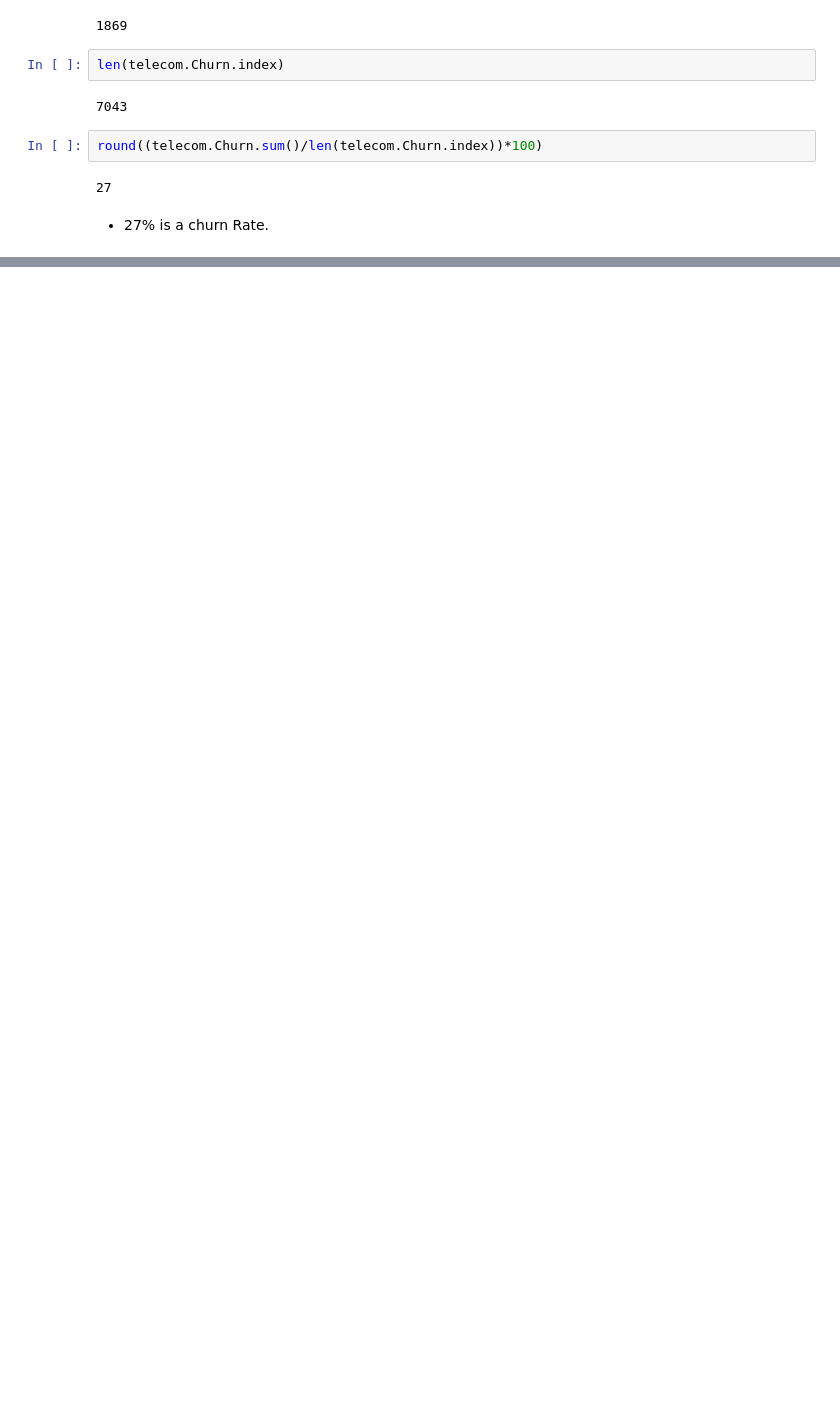
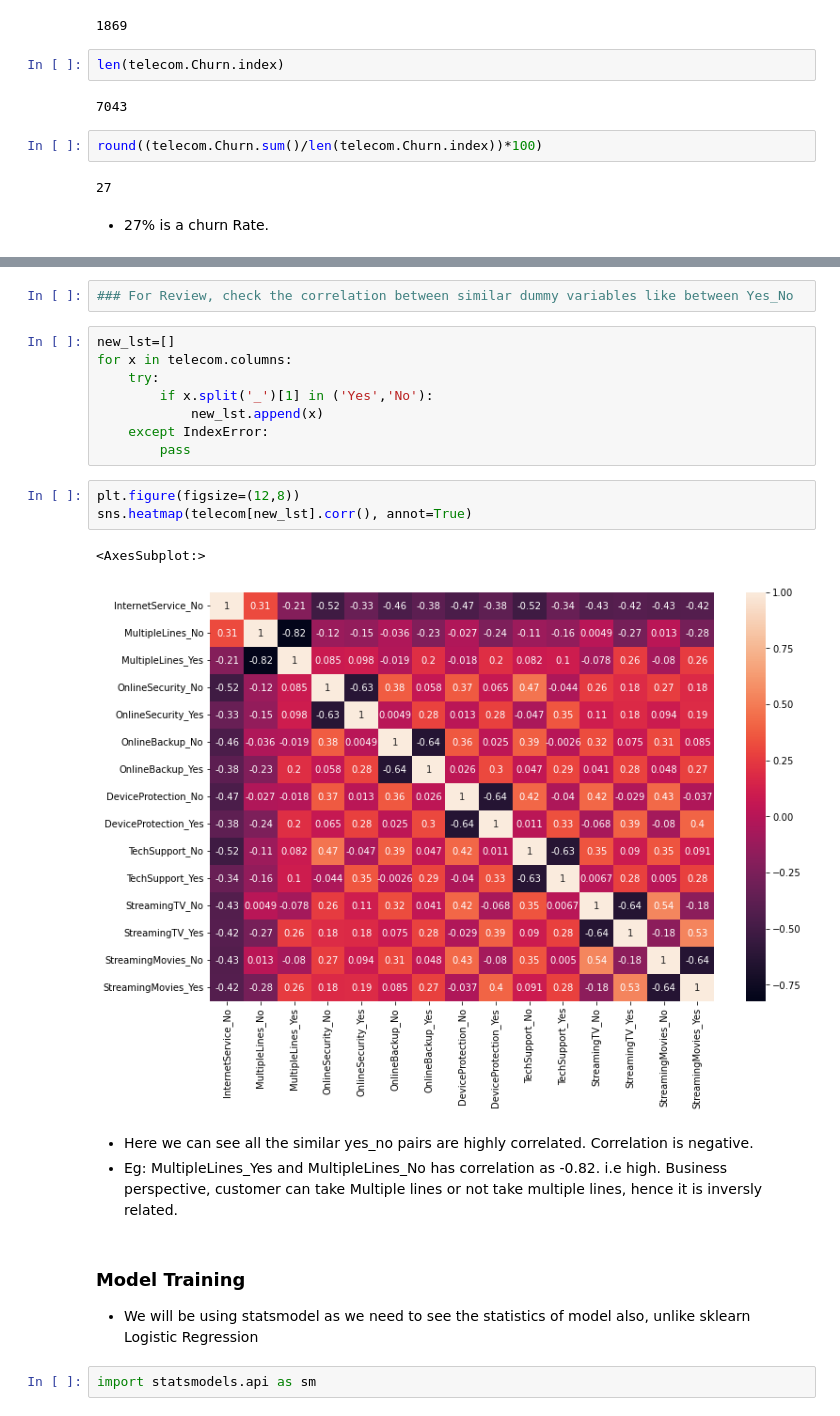
Before and after one commit to Prashik28/techeenomad_dataScience, a Jupyter notebook: Logistic Regression/PB_multivariant_logistic_regression_telecom_chrun.ipynb, the cells around one changed output, grey strips where cells are left out. Cells and saved outputs as stored; diff of their text form; blank space fills up the shorter version.

Commit message:
First Model

```diff
--- a/Logistic Regression/PB_multivariant_logistic_regression_telecom_chrun.ipynb
+++ b/Logistic Regression/PB_multivariant_logistic_regression_telecom_chrun.ipynb
@@ -533,0 +514,24 @@ round((telecom.Churn.sum()/len(telecom.Churn.index))*100)
+# %%
+### For Review, check the correlation between similar dummy variables like between Yes_No
+# %%
+new_lst=[]
+for x in telecom.columns:
+    try:
+        if x.split('_')[1] in ('Yes','No'):
+            new_lst.append(x)
+    except IndexError:
+        pass
+# %%
+plt.figure(figsize=(12,8))
+sns.heatmap(telecom[new_lst].corr(), annot=True)
+# %% [output]
+<AxesSubplot:>
+[figure, added]
+# %% [markdown]
+- Here we can see all the similar yes_no pairs are highly correlated. Correlation is negative.
+- Eg: MultipleLines_Yes and MultipleLines_No has correlation as -0.82. i.e high. Business perspective, customer can take Multiple lines or not take multiple lines, hence it is inversly related.
+# %% [markdown]
+### Model Training
+- We will be using statsmodel as we need to see the statistics of model also, unlike sklearn Logistic Regression
+# %%
+import statsmodels.api as sm
```
Also changed, not shown: parts of 33 cells of this notebook, 1 other file.
